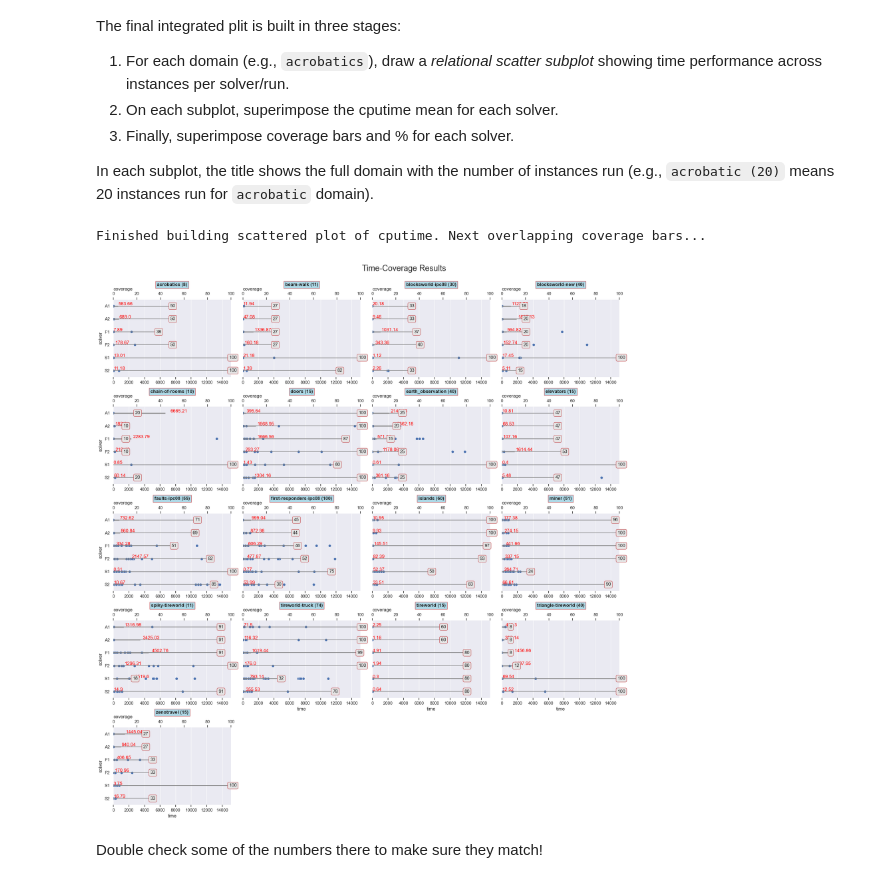
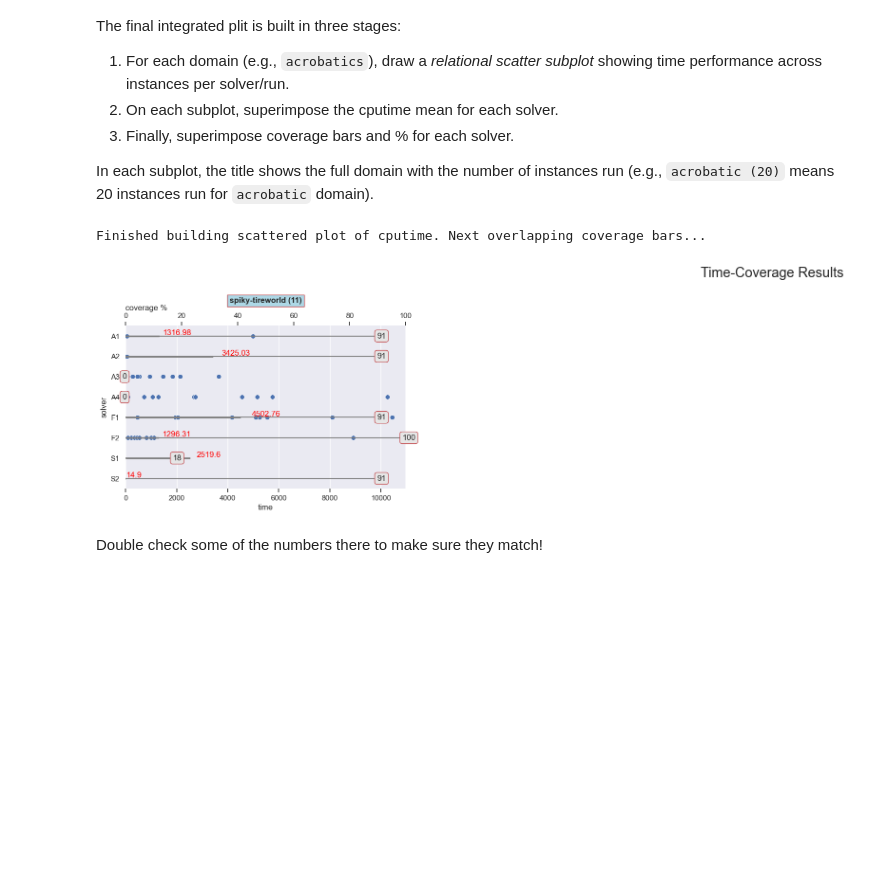
Before and after one commit to ssardina-research/coverage-plots, a Jupyter notebook: coverage_plots.ipynb, the cells around one changed output. Cells and saved outputs as stored; diff of their text form; code cells hidden in the pictures; blank space fills up the shorter version.

Commit message:
fix missing solvers in seaborn script #1

```diff
--- a/coverage_plots.ipynb
+++ b/coverage_plots.ipynb
@@ -61,12 +59,13 @@ Project over selected domains and solvers.
 SOLVERS_SEL = SOLVERS   # select all solvers
 DOMAINS_SEL = DOMAINS   # select all domains
 
-print("Solvers selected:", SOLVERS)
-print("Domains selected:", DOMAINS)
+DOMAINS_SEL = ["spiky-tireworld"]
 
-df_sel = df.loc[(df.solver.isin(SOLVERS)) & (df.domain.isin(DOMAINS))]
 
-df_sel = df
+print("Solvers selected:", SOLVERS_SEL)
+print("Domains selected:", DOMAINS_SEL)
+
+df_sel = df.loc[(df.solver.isin(SOLVERS_SEL)) & (df.domain.isin(DOMAINS_SEL))]
 
 df_sel.head()
 # %% [output]
@@ -179,8 +209,8 @@ cputime_mean_df
 # %% [markdown]
 Join coverage table with count instances and cpu mean time tables, into a single one:
 # %%
-coverage_df = coverage_df.merge(count_df)
-coverage_df = coverage_df.merge(cputime_mean_df)
+coverage_df = coverage_df.merge(count_df, how="left")
+coverage_df = coverage_df.merge(cputime_mean_df, how="left")
 
 coverage_df
 # %% [output]
@@ -258,7 +286,7 @@ g = sns.relplot(
     y="solver",
     col="domain",  # one subplot per domain
     col_wrap=COL_WRAP,
-    height=4,
+    height=len(SOLVERS_SEL)/1.5,
     aspect=1.2,
 )
 
@@ -354,35 +382,35 @@ for ax in axes:
         facecolor=(0, 0, 0, 0),
         ax=ax2,
     )
-    g2.set_xlabel("coverage", x=0, ha="left")
+    g2.set_xlabel("coverage %", x=0, ha="left")
     g2.set_xlim([0, 100])
 
     # add box with % of coverage at the end of the barline, if any!
     if len(ax2.containers) > 0:
         ax2.bar_label(
             ax2.containers[0],
             label_type="edge",
             padding=-5,
             fontweight="normal",
             rotation="horizontal",
             bbox=bbox_coverage,
         )
 
 # set the axis labels for the whole plot
 g.set_axis_labels("time", "solver")
 
 # axes[0].legend().remove()
 # g.set_axis_labels(x_var=None, y_var=None, clear_inner=True)
 sns.despine(left=True, bottom=True)  # no spines at all
 
 # Save it later, not here.
 # plt.savefig(os.path.join(CSV_FOLDER, f"{SET}_plot.png"))
 
 plt.tight_layout()  # at the end adjust so everything fits tight but well
 plt.show()
 # %% [output]
 Finished building scattered plot of cputime. Next overlapping coverage bars...
-[figure, old version]
+[figure, new version]
 # %% [markdown]
 Double check some of the numbers there to make sure they match!
 # %%
```
Also changed, not shown: parts of 10 cells of this notebook.
